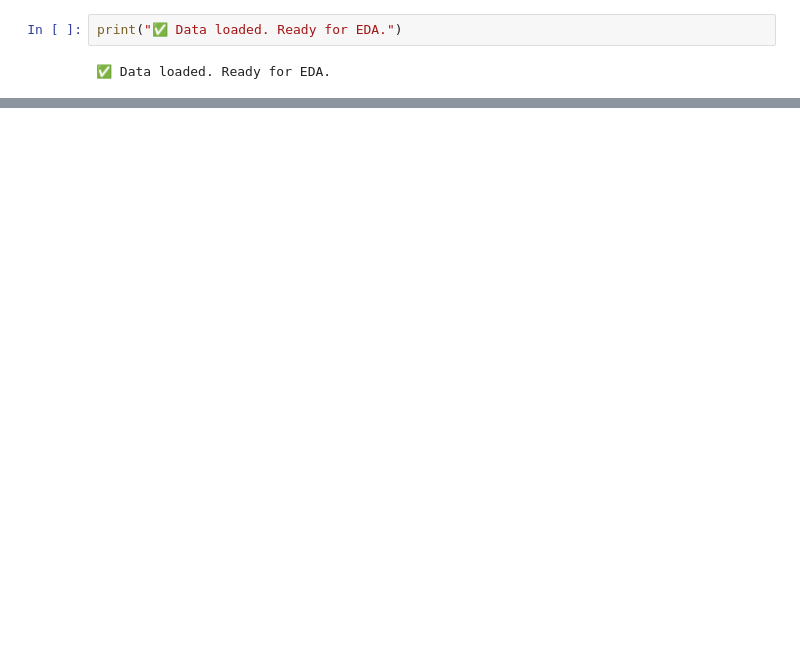
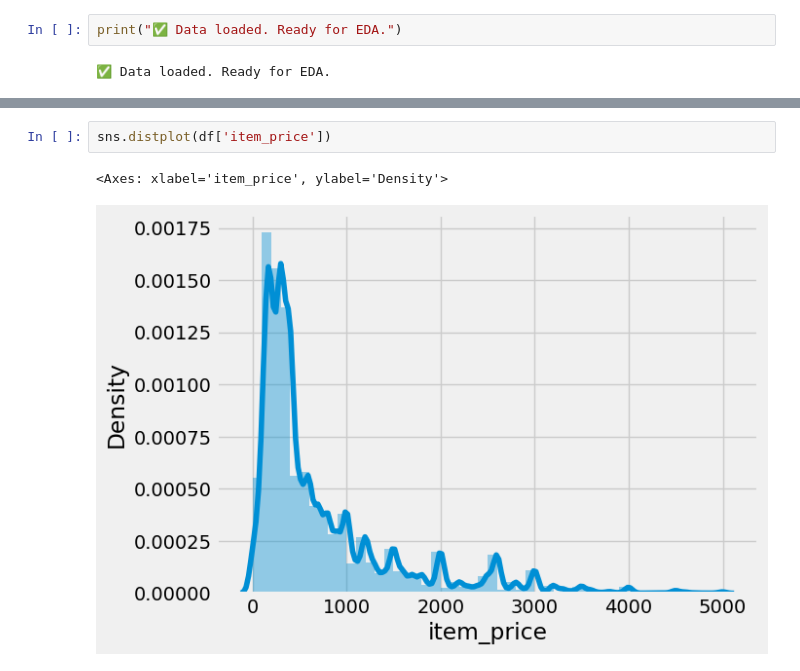
Before and after one commit to chandtr/CapstoneProject, a Jupyter notebook: SalesPrediction.ipynb, the cells around one changed output, grey strips where cells are left out. Saved outputs shown, nothing was run; the diff lists cells and outputs as text; blank space fills up the shorter version.

```diff
--- a/SalesPrediction.ipynb
+++ b/SalesPrediction.ipynb
@@ -86,0 +283,5 @@ print("✅ Data loaded. Ready for EDA.")
+# %%
+sns.distplot(df['item_price'])
+# %% [output]
+<Axes: xlabel='item_price', ylabel='Density'>
+[figure, added]
```
Also changed, not shown: parts of 64 cells of this notebook, 2 other files.
